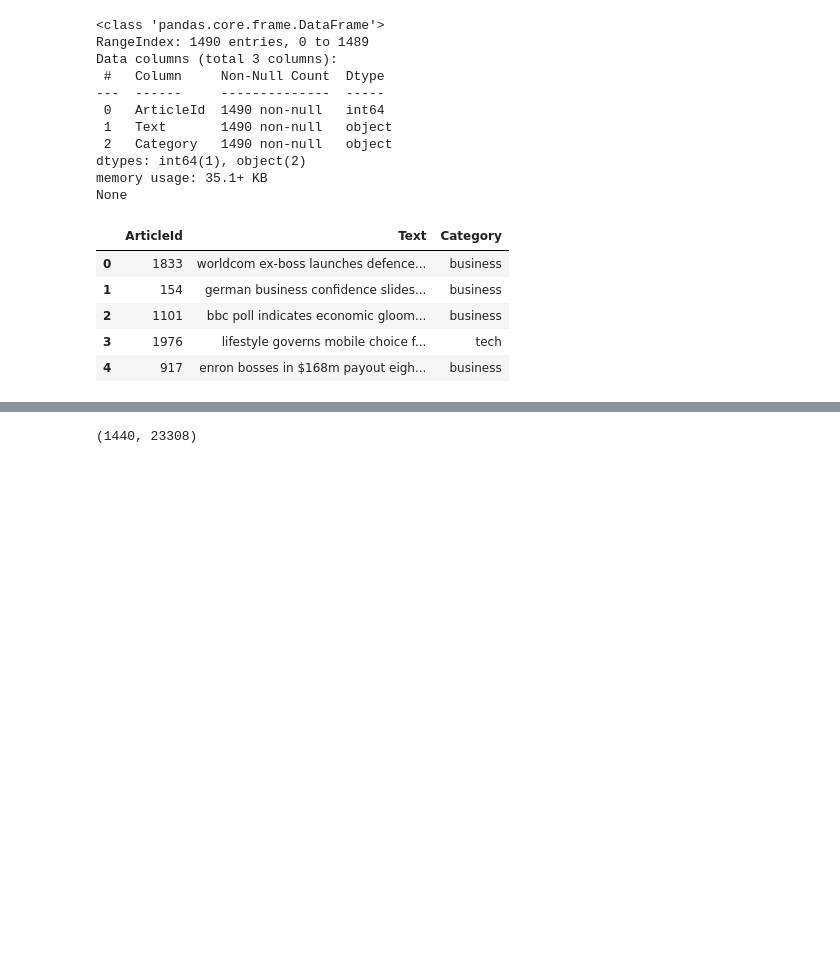
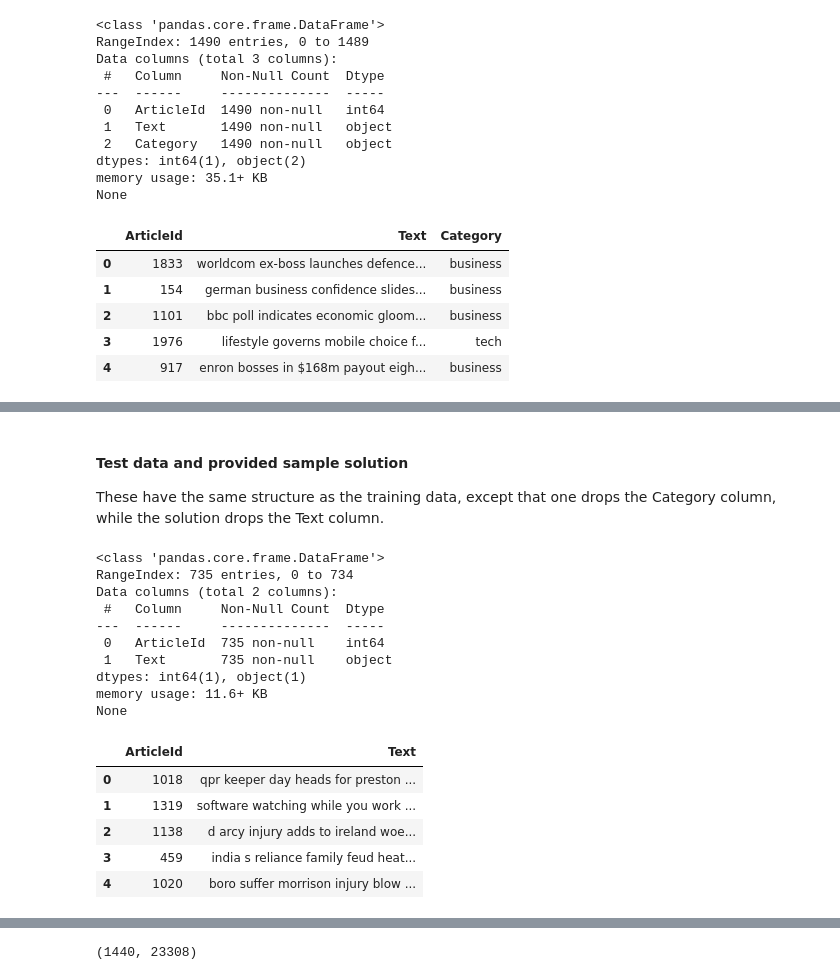
Before and after one commit to Farzat07/BBC-News-Classification-Kaggle-Mini-Project, a Jupyter notebook: bbc-news-classification-kaggle-mini-project.ipynb, the cells around one changed output, grey strips where cells are left out. Cells and saved outputs as stored; diff of their text form; code cells hidden in the pictures; blank space fills up the shorter version.

```diff
--- a/bbc-news-classification-kaggle-mini-project.ipynb
+++ b/bbc-news-classification-kaggle-mini-project.ipynb
@@ -79,0 +86,24 @@ data_train.Category = pd.Categorical(data_train.Category)
+# %% [markdown]
+#### Test data and provided sample solution
+
+These have the same structure as the training data, except that one drops the Category column, while the solution drops the Text column.
+# %%
+print(data_test.info())
+data_test.head()
+# %% [output]
+<class 'pandas.core.frame.DataFrame'>
+RangeIndex: 735 entries, 0 to 734
+Data columns (total 2 columns):
+ #   Column     Non-Null Count  Dtype
+---  ------     --------------  -----
+ 0   ArticleId  735 non-null    int64
+ 1   Text       735 non-null    object
+dtypes: int64(1), object(1)
+memory usage: 11.6+ KB
+None
+|  | ArticleId | Text |
+| 0 | 1018 | qpr keeper day heads for preston ... |
+| 1 | 1319 | software watching while you work ... |
+| 2 | 1138 | d arcy injury adds to ireland woe... |
+| 3 | 459 | india s reliance family feud heat... |
+| 4 | 1020 | boro suffer morrison injury blow ... |
```
Also changed, not shown: parts of 14 cells of this notebook.
